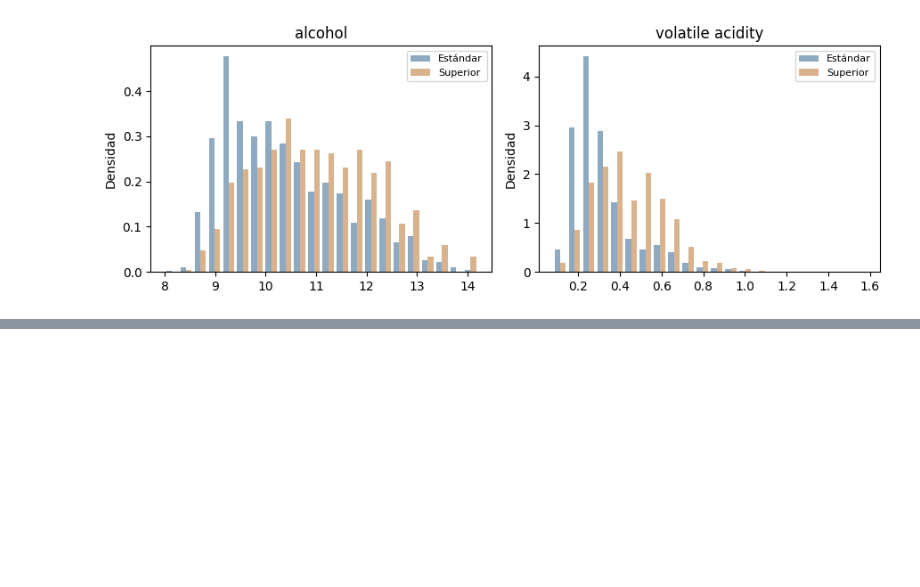
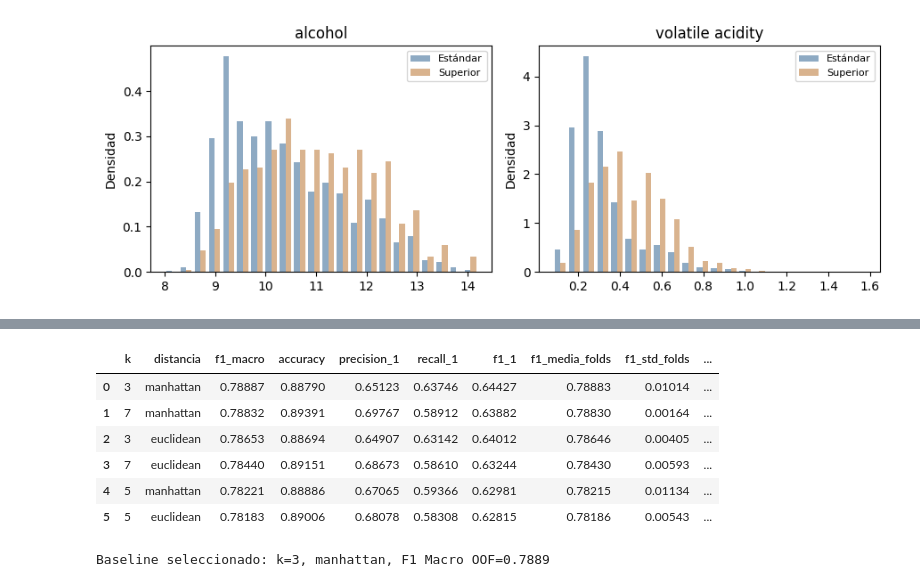
Before and after one commit to iamnicocr/wine-quality, a Jupyter notebook: notebooks/01_eda_y_modelado.ipynb, the cells around one changed output, grey strips where cells are left out. Drawn from its saved outputs; the diff is of its cells as text; code cells hidden in the pictures; blank space fills up the shorter version.

```diff
--- a/notebooks/01_eda_y_modelado.ipynb
+++ b/notebooks/01_eda_y_modelado.ipynb
@@ -201,0 +248,52 @@ display(pd.Series(tiempos,name='segundos').to_frame().round(4))
+# %%
+filas = []
+detalle = []
+predicciones_oof = {}
+inicio_busqueda = perf_counter()
+with threadpool_limits(limits=1):
+    for k in [3, 5, 7]:
+        for distancia in ['euclidean', 'manhattan']:
+            inicio_candidato = perf_counter()
+            pred_oof = np.empty(len(yd), dtype=int)
+            tiempos_fit = []
+            tiempos_pred = []
+            f1_folds = []
+            for i, (tr, va) in enumerate(folds, start=1):
+                modelo = crear_knn(k, distancia)
+                t = perf_counter()
+                modelo.fit(Xd.iloc[tr], yd[tr])
+                ajuste = perf_counter() - t
+                t = perf_counter()
+                pred = modelo.predict(Xd.iloc[va])
+                inferencia = perf_counter() - t
+                pred_oof[va] = pred
+                met = calcular_metricas(yd[va], pred)
+                detalle.append({'k':k, 'distancia':distancia, 'fold':i,
+                                'n_train':len(tr), 'n_validacion':len(va),
+                                'ajuste_s':ajuste, 'inferencia_s':inferencia, **met})
+                tiempos_fit.append(ajuste)
+                tiempos_pred.append(inferencia)
+                f1_folds.append(met['f1_macro'])
+            predicciones_oof[(k, distancia)] = pred_oof
+            filas.append({'k':k, 'distancia':distancia, **calcular_metricas(yd, pred_oof),
+                          'f1_media_folds':np.mean(f1_folds), 'f1_std_folds':np.std(f1_folds),
+                          'ajuste_medio_s':np.mean(tiempos_fit), 'inferencia_media_s':np.mean(tiempos_pred),
+                          'ajuste_total_s':sum(tiempos_fit), 'inferencia_total_s':sum(tiempos_pred),
+                          'tiempo_total_s':perf_counter()-inicio_candidato})
+tiempo_busqueda = perf_counter() - inicio_busqueda
+comparacion = pd.DataFrame(filas).sort_values('f1_macro', ascending=False).reset_index(drop=True)
+detalle_folds = pd.DataFrame(detalle)
+display(comparacion.round(5))
+mejor = comparacion.iloc[0]
+k_mejor, distancia_mejor = int(mejor.k), mejor.distancia
+pred_mejor = predicciones_oof[(k_mejor, distancia_mejor)]
+print(f'Baseline seleccionado: k={k_mejor}, {distancia_mejor}, F1 Macro OOF={mejor.f1_macro:.4f}')
+# %% [output]
+|  | k | distancia | f1_macro | accuracy | precision_1 | recall_1 | f1_1 | f1_media_folds | f1_std_folds | ... |
+| 0 | 3 | manhattan | 0.78887 | 0.88790 | 0.65123 | 0.63746 | 0.64427 | 0.78883 | 0.01014 | ... |
+| 1 | 7 | manhattan | 0.78832 | 0.89391 | 0.69767 | 0.58912 | 0.63882 | 0.78830 | 0.00164 | ... |
+| 2 | 3 | euclidean | 0.78653 | 0.88694 | 0.64907 | 0.63142 | 0.64012 | 0.78646 | 0.00405 | ... |
+| 3 | 7 | euclidean | 0.78440 | 0.89151 | 0.68673 | 0.58610 | 0.63244 | 0.78430 | 0.00593 | ... |
+| 4 | 5 | manhattan | 0.78221 | 0.88886 | 0.67065 | 0.59366 | 0.62981 | 0.78215 | 0.01134 | ... |
+| 5 | 5 | euclidean | 0.78183 | 0.89006 | 0.68078 | 0.58308 | 0.62815 | 0.78186 | 0.00543 | ... |
+Baseline seleccionado: k=3, manhattan, F1 Macro OOF=0.7889
```
Also changed, not shown: parts of 12 cells of this notebook.
